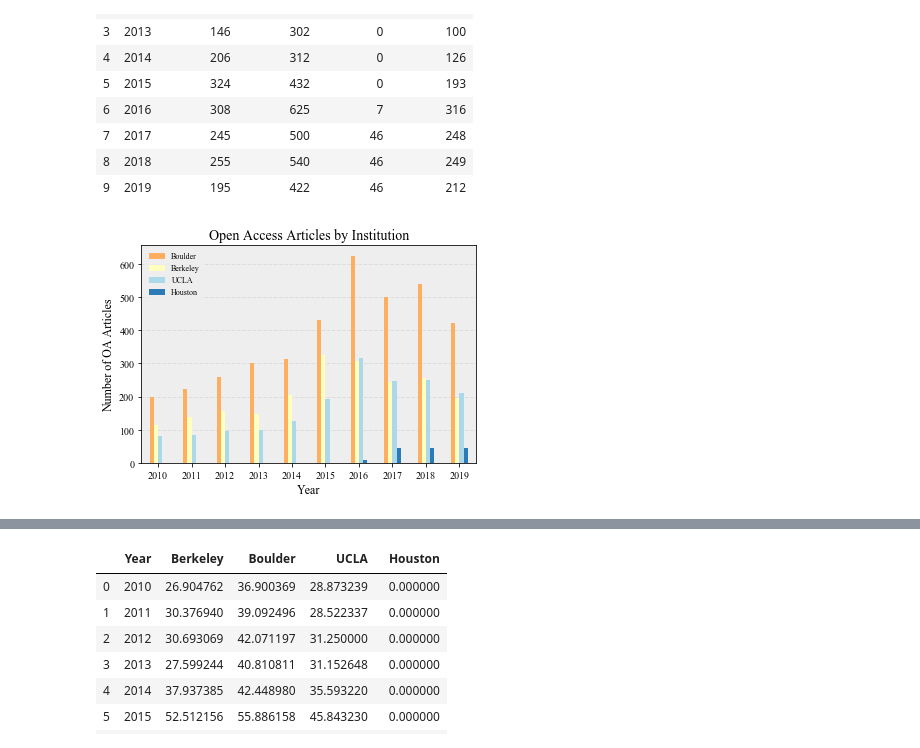
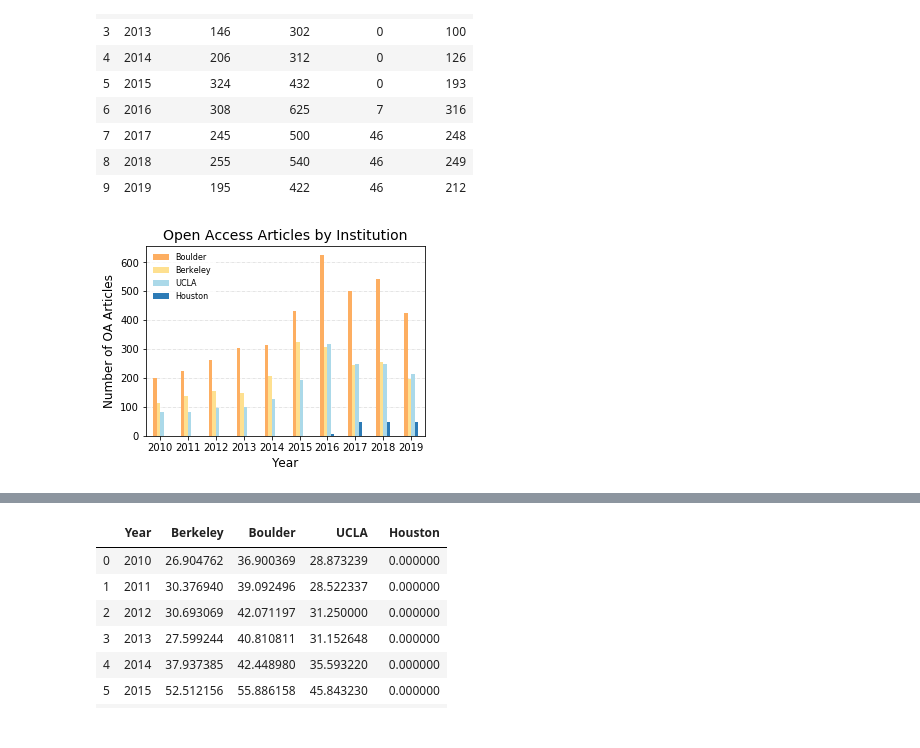
Before and after one commit to samteplitzky/Earth-Science-Citation-Replication-Project, a Jupyter notebook: open_access_analysis.ipynb, the cells around one changed output, grey strips where cells are left out. Saved outputs shown, nothing was run; the diff lists cells and outputs as text; code cells hidden in the pictures.

Commit message:
updated figure fonts, anonymized

```diff
--- a/open_access_analysis.ipynb
+++ b/open_access_analysis.ipynb
@@ -377,22 +377,22 @@ all_oa
 # %%
 #How has that changed over the past 10 years?
 
-plt.rcParams["font.family"] = "Times New Roman"
+plt.rcParams["font.family"] = "Helvetica"
 
-my_colors = '#fdae61','#ffffbf', '#abd9e9', '#2c7bb6'
+my_colors = '#fdae61','#fee090', '#abd9e9', '#2c7bb6'
 oaplot = all_oa.plot.bar(x='date',
                           y=['cub counts', 'ucb counts', 'ucla counts', 'uh counts'],
-                          color=my_colors, zorder=10, rot=0)
+                          color=my_colors, zorder=10, rot=0, figsize=(5,3.5))
 
 # formatting
-oaplot.set_facecolor('#eeeeee')
+oaplot.set_facecolor('#ffffff')
 oaplot.set_ylabel('Number of OA Articles', fontsize=12)
 oaplot.set_xlabel('Year', fontsize=12)
 oaplot.set_title('Open Access Articles by Institution', fontsize=14)
 oaplot.grid(color='#CCCCCC', linestyle='-.', linewidth=.5, axis='y', zorder=0)
-oaplot.legend(["Boulder", "Berkeley", "UCLA", "Houston"], facecolor='#eeeeee', edgecolor='#eeeeee', fontsize=8)
+oaplot.legend(["Boulder", "Berkeley", "UCLA", "Houston"], facecolor='#ffffff', edgecolor='#ffffff', fontsize=8)
 
-fig = oaplot.get_figure()
+fig1 = oaplot.get_figure()
 # %% [output]
-[figure, old version]
+[figure, new version]
 # %%
```
Also changed, not shown: parts of 20 cells of this notebook.
